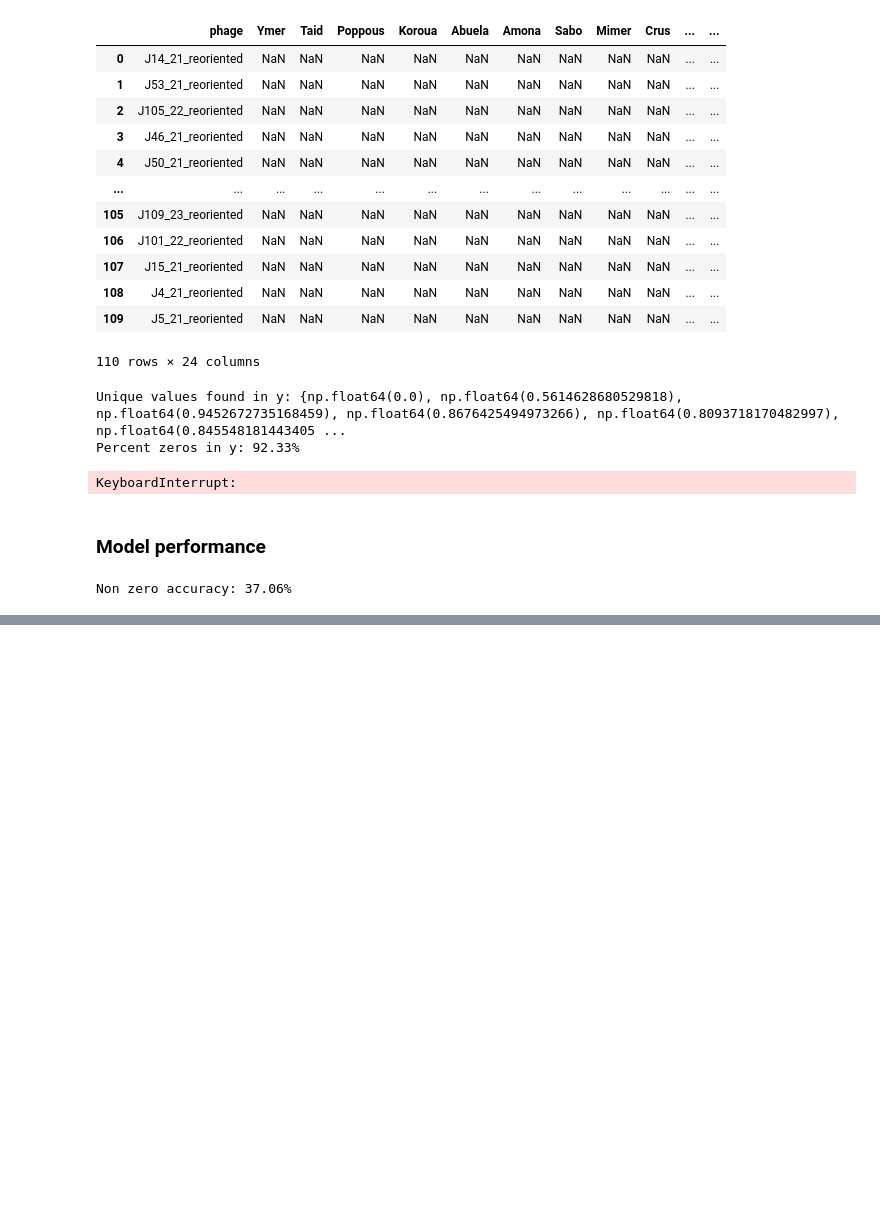
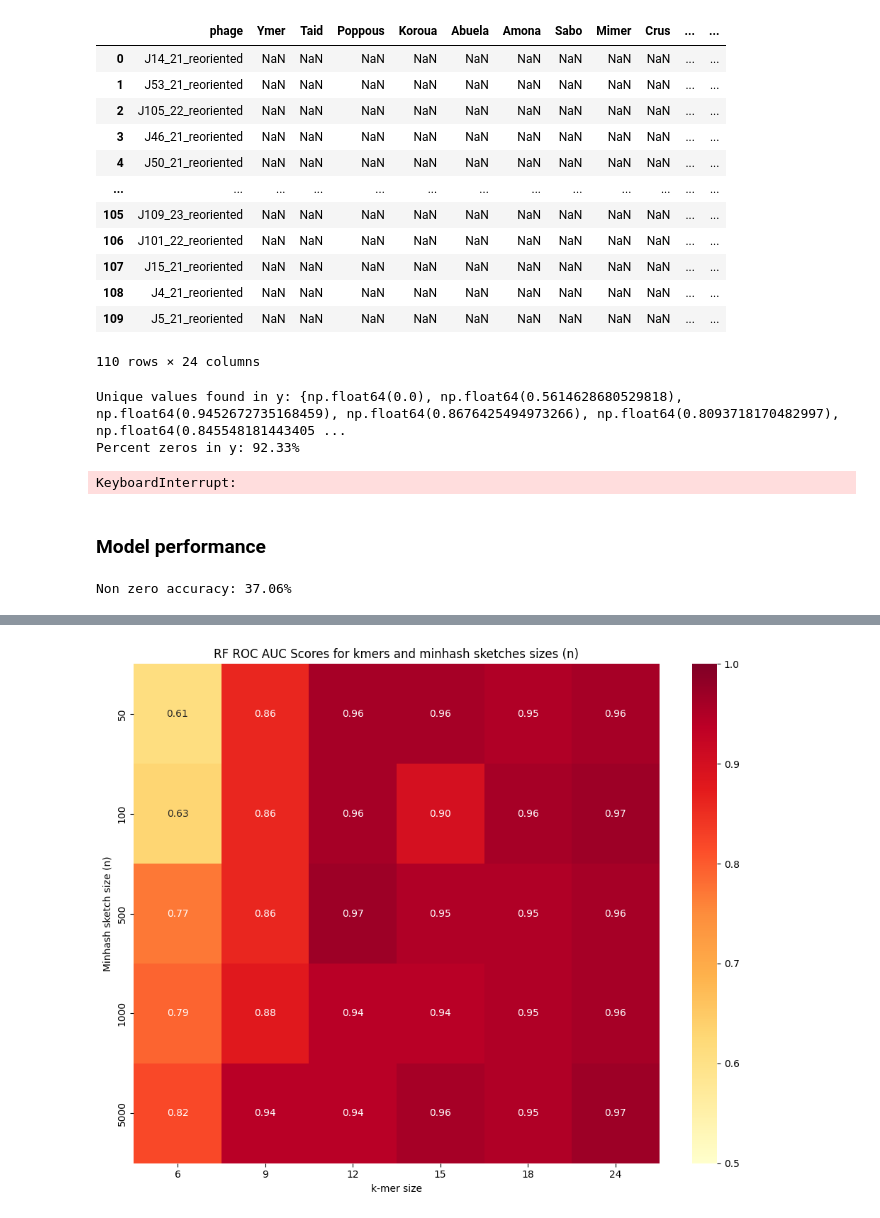
Before and after one commit to azzy72/PredictPhagePPI, a Jupyter notebook: notebooks/random_forest.ipynb, the cells around one changed output, grey strips where cells are left out. Cells and saved outputs as stored; diff of their text form; code cells hidden in the pictures; blank space fills up the shorter version.

```diff
--- a/notebooks/random_forest.ipynb
+++ b/notebooks/random_forest.ipynb
@@ -402,0 +794,38 @@ Non zero accuracy: 37.06%
+# %%
+import seaborn as sns
+import numpy as np
+
+import matplotlib.pyplot as plt
+
+# Extract k and n values
+k_values = [6, 9, 12, 15, 18, 24]
+n_values = [50, 100, 500, 1000, 5000]
+
+# Create a matrix for the heatmap
+heatmap_data = np.zeros((len(n_values), len(k_values)))
+
+# Fill the matrix with AUC values
+for i, n in enumerate(n_values):
+    for j, k in enumerate(k_values):
+        key = f'ROC_n{n}_k{k}'
+        heatmap_data[i, j] = ROC_dict[key]
+
+# Create heatmap
+plt.figure(figsize=(10, 8))
+sns.heatmap(heatmap_data,
+            annot=True,
+            fmt='.2f',
+            cmap='YlOrRd',
+            xticklabels=k_values,
+            yticklabels=n_values,
+            vmin=0.5,
+            vmax=1.0)
+
+plt.xlabel('k-mer size')
+plt.ylabel('Minhash sketch size (n)')
+plt.title('RF ROC AUC Scores for kmers and minhash sketches sizes (n)')
+
+# Adjust layout to prevent label cutoff
+plt.tight_layout()
+# %% [output]
+[figure, added]
```
Also changed, not shown: parts of 14 cells of this notebook, 5 other files.
